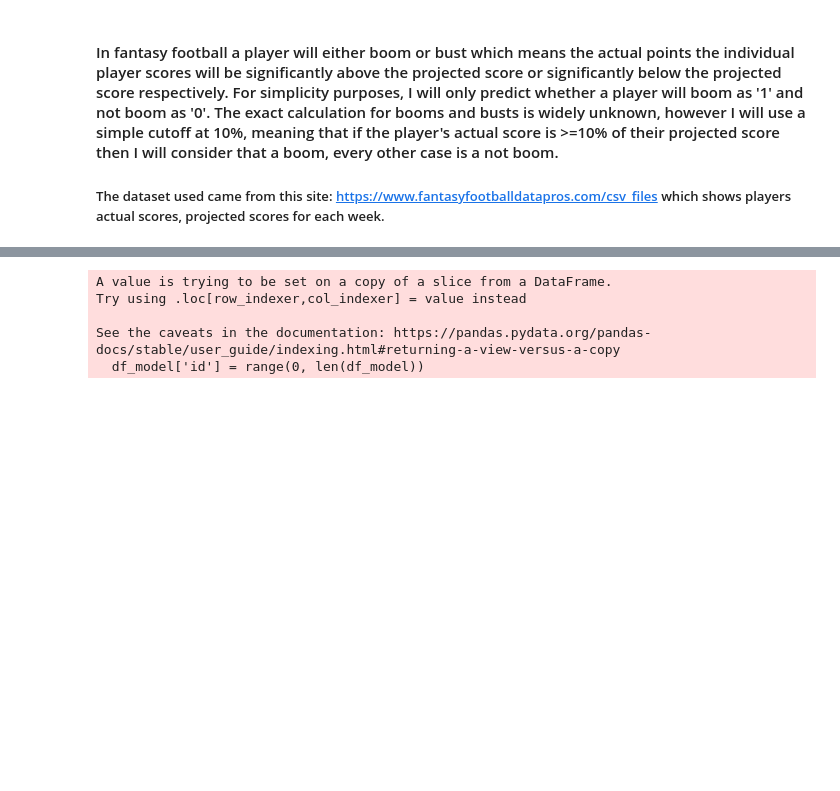
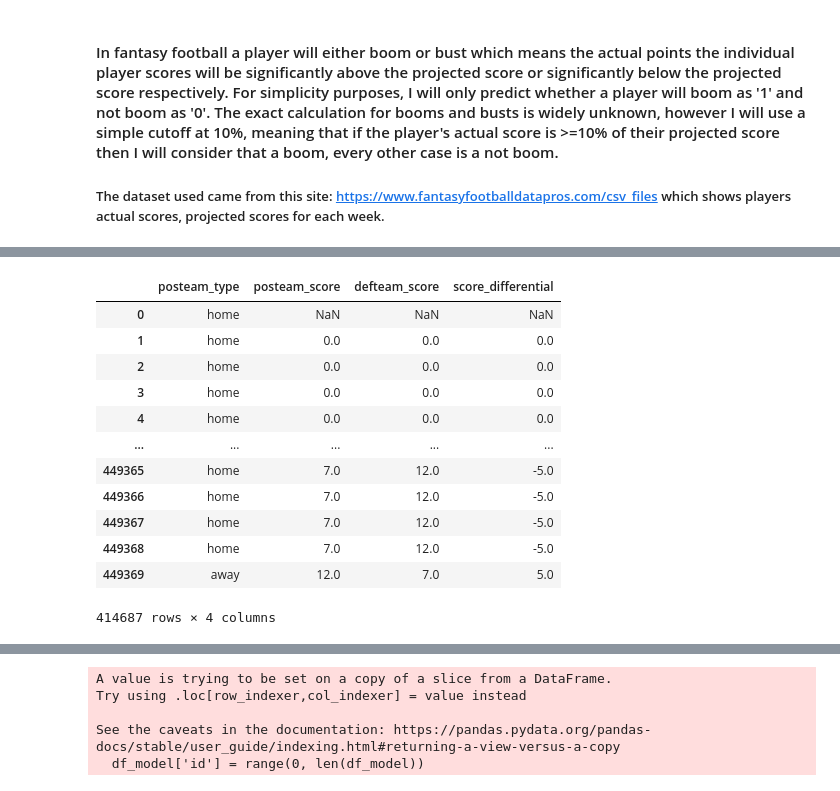
Before and after one commit to gdlevay/portfolio, a Jupyter notebook: mlnn/w7/asnmt_gdl_07.ipynb, the cells around one changed output, grey strips where cells are left out. Cells and saved outputs as stored; diff of their text form; code cells hidden in the pictures; blank space fills up the shorter version.

```diff
--- a/mlnn/w7/asnmt_gdl_07.ipynb
+++ b/mlnn/w7/asnmt_gdl_07.ipynb
@@ -245,6 +245,6 @@ from sklearn.metrics import (
 df_orig = pd.read_csv("NFL Play by Play 2009-2018 (v5).csv")
 # %%
 df = df_orig.copy()
-df = df.loc[df['play_type'] == 'pass']
-col_list = df.columns
-time_cols = [col for col in col_list if re.search(r"seconds_remaining", col)]
+# df = df.loc[df['play_type'] == 'pass']
+# col_list = df.columns
+# time_cols = [col for col in col_list if re.search(r"seconds_remaining", col)]
@@ -250,0 +271,22 @@ time_cols = [col for col in col_list if re.search(r"seconds_remaining", col)]
+# %%
+## Number of plays that are either run or pass and down is 4th down
+# df[(df.play_type.isin(['pass','run'])) & (df.down == 4)]
+# ## 4721 pass/run on 4th
+
+# df[(df.play_type.isin(['pass','run'])) & (df.down == 4) & (df.fourth_down_converted == 1)]
+## 2338 converted
+df[df.goal_to_go == 0][['posteam_type','posteam_score', 'defteam_score', 'score_differential']]
+# %% [output]
+|  | posteam_type | posteam_score | defteam_score | score_differential |
+| 0 | home | NaN | NaN | NaN |
+| 1 | home | 0.0 | 0.0 | 0.0 |
+| 2 | home | 0.0 | 0.0 | 0.0 |
+| 3 | home | 0.0 | 0.0 | 0.0 |
+| 4 | home | 0.0 | 0.0 | 0.0 |
+| ... | ... | ... | ... | ... |
+| 449365 | home | 7.0 | 12.0 | -5.0 |
+| 449366 | home | 7.0 | 12.0 | -5.0 |
+| 449367 | home | 7.0 | 12.0 | -5.0 |
+| 449368 | home | 7.0 | 12.0 | -5.0 |
+| 449369 | away | 12.0 | 7.0 | 5.0 |
+414687 rows × 4 columns
```
Also changed, not shown: parts of 15 cells of this notebook.
